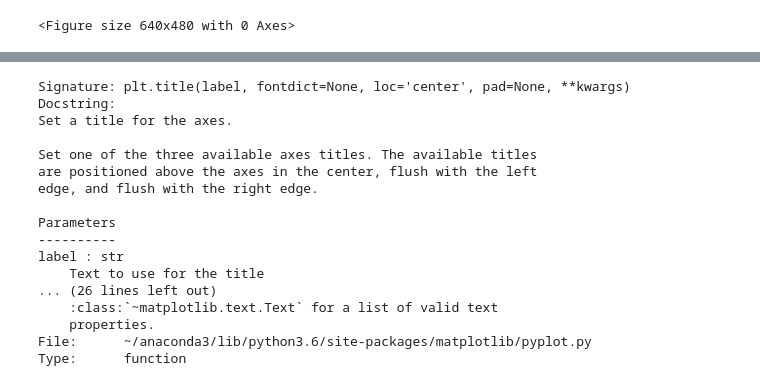
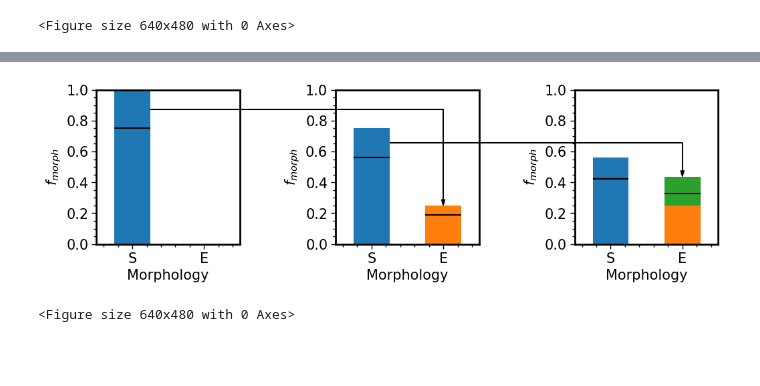
Before and after one commit to PipGrylls/STEEL, a Jupyter notebook: Notebooks/Plots/Thesis.ipynb, the cells around one changed output, grey strips where cells are left out. Saved outputs shown, nothing was run; the diff lists cells and outputs as text; code cells hidden in the pictures; blank space fills up the shorter version.

```diff
--- a/Notebooks/Plots/Thesis.ipynb
+++ b/Notebooks/Plots/Thesis.ipynb
@@ -544,20 +557,53 @@ plt.show()
-# %%
-plt.title?
-# %% [output]
-Signature: plt.title(label, fontdict=None, loc='center', pad=None, **kwargs)
-Docstring:
-Set a title for the axes.
-
-Set one of the three available axes titles. The available titles
-are positioned above the axes in the center, flush with the left
-edge, and flush with the right edge.
-
-Parameters
-----------
-label : str
-    Text to use for the title
-... (26 lines left out)
-    :class:`~matplotlib.text.Text` for a list of valid text
-    properties.
-File:      ~/anaconda3/lib/python3.6/site-packages/matplotlib/pyplot.py
-Type:      function
+# %%
+fig = plt.figure(figsize=[12,3])
+gs = GridSpec(6, 26, hspace=0.0,wspace=0.0,figure=fig)
+ax1 = fig.add_subplot(gs[0:6,0:6])
+ax2 = fig.add_subplot(gs[0:6,10:16])
+ax3 = fig.add_subplot(gs[0:6, 20:26])
+
+ah1 = fig.add_subplot(gs[0:6,6:10])
+ah2 = fig.add_subplot(gs[0:6,16:20])
+
+for ax in fig.get_axes():
+    ax.set_xlim(0,1)
+    ax.set_ylim(0,1)
+    ax.set_xticks([0.25, 0.75])
+    labels = ["S","E"]
+    ax.set_xticklabels(labels)
+    ax.set_ylabel(r"$f_{morph}$")
+    ax.set_xlabel("Morphology")
+
+
+spirals = 1
+
+ellipticals = [0]
+
+merger = 0.25
+
+ah1.axis('off')
+ah2.axis('off')
+
+hidden_axes = [ah1, ah2]
+visible_axes = [ax1,ax2,ax3]
+
+for i, ax in enumerate(visible_axes):
+
+    for j, ell in enumerate(ellipticals):
+        ax.bar(0.25, spirals, 0.25, label = "S", color = "C0")
+        ax.hlines(spirals*(1-merger), 0.25*0.5, 0.25*1.5, 'k')
+        if (i == j) and (j != len(visible_axes)-1):
+            ax.hlines(spirals*(1-merger*0.5), 0.25*1.5, 1, 'k')
+            hidden_axes[i].hlines(spirals*(1-merger*0.5), 0, 1, 'k')
+            visible_axes[i+1].hlines(spirals*(1-merger*0.5), 0, 0.75, 'k')
+            visible_axes[i+1].arrow(0.75, spirals*(1-merger*0.5), 0, -spirals*(1-merger*0.5)+(np.sum(ellipticals)+spirals*0.25), length_includes_head = True, head_width = 0.025, color = "k")
+            visible_axes[i+1].hlines((np.sum(ellipticals)+spirals*0.25)*0.75,  0.75-0.25*0.5, 0.75+0.25*0.5, 'k')
+
+        ax.bar(0.75, ell, 0.25, label = "E", bottom = ellipticals[j-1])
+    ellipticals.append(spirals*0.25)
+    spirals -= ellipticals[-1]
+plt.savefig(AbsPath+"/Figures/Thesis/Morphology_Evolution.png")
+plt.show()
+plt.clf()
+# %% [output]
+[figure, added]
+<Figure size 640x480 with 0 Axes>
```
Also changed, not shown: parts of 1 cell of this notebook.
